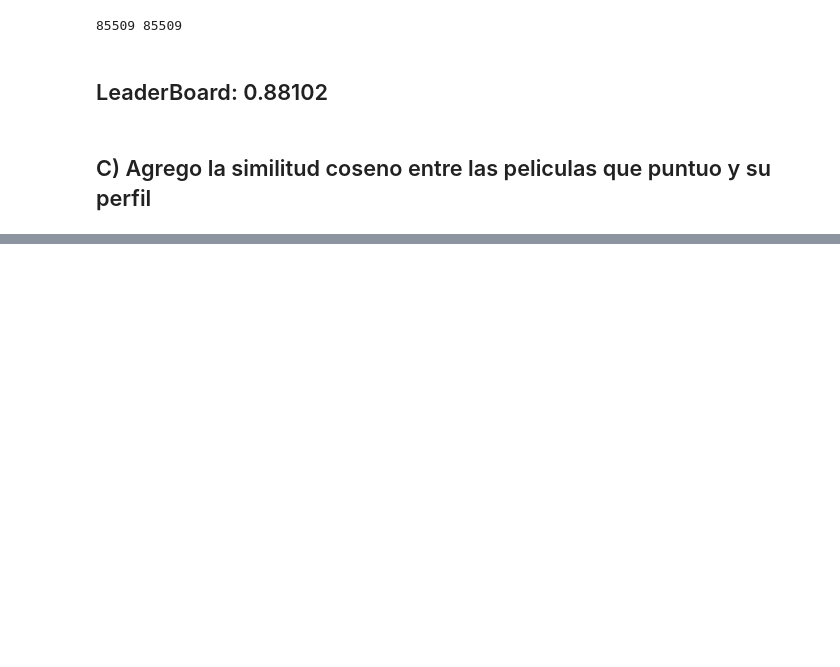
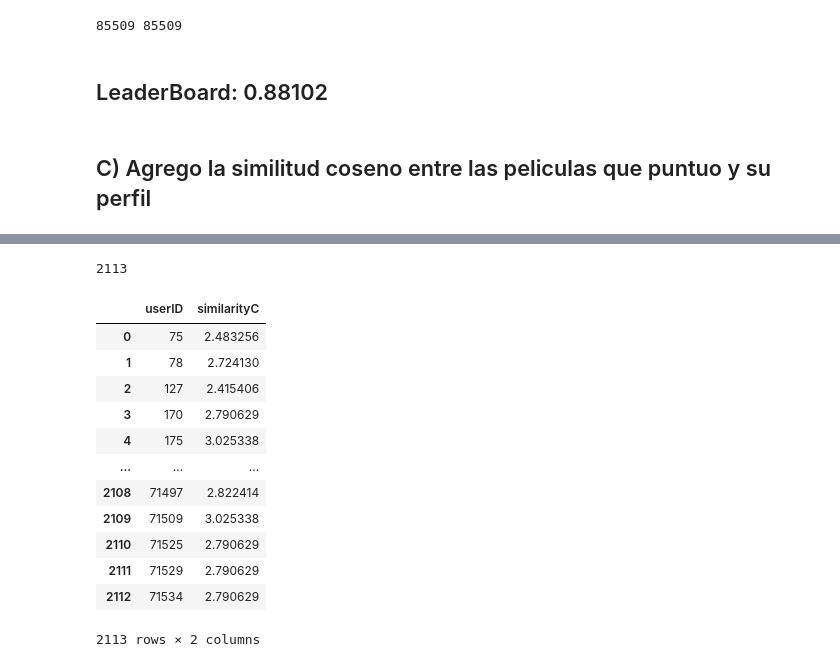
Before and after one commit to naio83/SistemasDeRecomendacion, a Jupyter notebook: practica_clase3/prediccion_2.ipynb, the cells around one changed output, grey strips where cells are left out. Drawn from its saved outputs; the diff is of its cells as text; code cells hidden in the pictures; blank space fills up the shorter version.

```diff
--- a/practica_clase3/prediccion_2.ipynb
+++ b/practica_clase3/prediccion_2.ipynb
@@ -333,0 +361,5 @@ df_full_profile = pd.read_csv("./results/df_full_profile.csv")
+# %%
+len(df_train_ab[df_train_ab["userID"] == 51198].movieID)
+len(df_train_ab["userID"].unique())
+# %% [output]
+2113
@@ -333,0 +405,25 @@ df_full_profile = pd.read_csv("./results/df_full_profile.csv")
+# %%
+#similarityC_userID
+#df_similarityC_userID = pd.DataFrame(similarityC_userID)
+#len(df_similarityC_userID)
+df_similarityC_userID = pd.read_csv("./results/df_similarityC_userID.csv")
+
+df_train_ab = pd.read_csv("./results/df_train_ab.csv")
+df_test_ab = pd.read_csv("./results/df_test_ab.csv")
+# %%
+#df_similarityC_userID["similarityC"] = 5 * df_similarityC_userID["similarityC"]
+df_similarityC_userID
+# %% [output]
+|  | userID | similarityC |
+| 0 | 75 | 2.483256 |
+| 1 | 78 | 2.724130 |
+| 2 | 127 | 2.415406 |
+| 3 | 170 | 2.790629 |
+| 4 | 175 | 3.025338 |
+| ... | ... | ... |
+| 2108 | 71497 | 2.822414 |
+| 2109 | 71509 | 3.025338 |
+| 2110 | 71525 | 2.790629 |
+| 2111 | 71529 | 2.790629 |
+| 2112 | 71534 | 2.790629 |
+2113 rows × 2 columns
```
Also changed, not shown: parts of 11 cells of this notebook, 1 other file.
